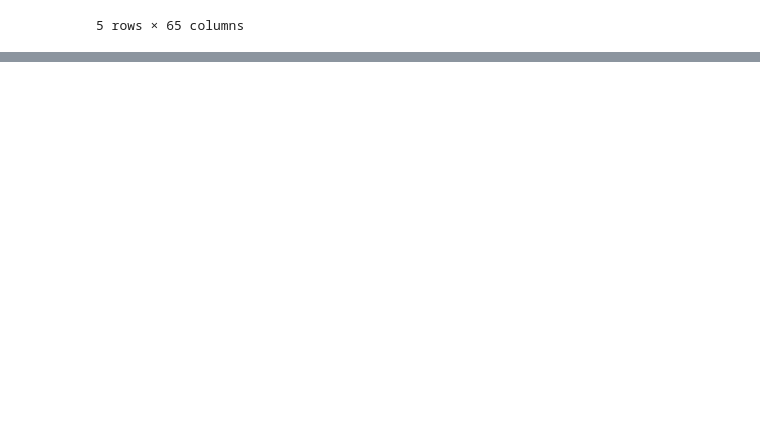
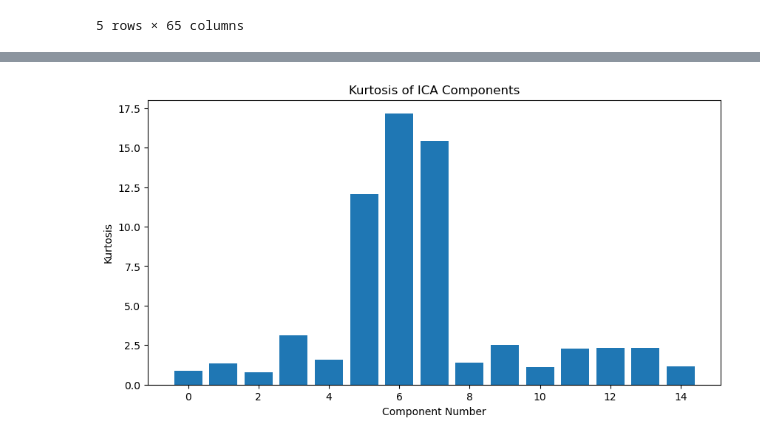
Before and after one commit to ScentNet-AI/data-engineering-pipeline, a Jupyter notebook: notebooks/data_cleaning.ipynb, the cells around one changed output, grey strips where cells are left out. Saved outputs shown, nothing was run; the diff lists cells and outputs as text; code cells hidden in the pictures; blank space fills up the shorter version.

```diff
--- a/notebooks/data_cleaning.ipynb
+++ b/notebooks/data_cleaning.ipynb
@@ -41,4 +41,19 @@ def apply_notch_filter(data, freq, fs, quality):
 # %%
 # dropping off Unnamed column
 eeg_data = eeg_data.drop(columns="Unnamed: 0")
+# %%
+# Example mapping: Adjust according to your actual electrode layout
+channel_map = {
+    '0': 'Fp1', '1': 'Fpz', '2': 'Fp2', '3': 'F7', '4': 'F3', '5': 'Fz', '6': 'F4', '7': 'F8',
+    '8': 'FC5', '9': 'FC1', '10': 'FC2', '11': 'FC6', '12': 'M1', '13': 'T7', '14': 'C3', '15': 'Cz',
+    '16': 'C4', '17': 'T8', '18': 'M2', '19': 'CP5', '20': 'CP1', '21': 'CP2', '22': 'CP6', '23': 'P7',
+    '24': 'P3', '25': 'Pz', '26': 'P4', '27': 'P8', '28': 'POz', '29': 'O1', '30': 'Oz', '31': 'O2',
+    '32': 'AF7', '33': 'AF3', '34': 'AF4', '35': 'AF8', '36': 'F5', '37': 'F1', '38': 'F2', '39': 'F6',
+    '40': 'FT7', '41': 'FC3', '42': 'FC4', '43': 'FT8', '44': 'TP7', '45': 'C5', '46': 'C1', '47': 'C2',
+    '48': 'C6', '49': 'TP8', '50': 'CP3', '51': 'CP4', '52': 'P5', '53': 'P1', '54': 'P2', '55': 'P6',
+    '56': 'PO5', '57': 'PO3', '58': 'PO4', '59': 'PO6', '60': 'CB1', '61': 'CB2', '62': 'S1', '63': 'S2'
+}
+
+# Rename channels
+eeg_data.rename(columns=channel_map, inplace=True, index=None)
 # %%
@@ -82,0 +124,10 @@ EOG Channels: []
+# %%
+import mne
+# Select only the columns that are actually mapped (ignores unmapped channels)
+channels_to_use = [channel for channel in channel_map.values() if channel in eeg_data.columns]
+print(channels_to_use)
+# Create an MNE Info object with the channels that we have data for
+info = mne.create_info(ch_names=channels_to_use, sfreq=1000, ch_types='eeg')
+
+# Create the RawArray with the data from the channels we are using
+raw = mne.io.RawArray(eeg_data[channels_to_use].T.to_numpy(), info)
@@ -82,0 +176,3 @@ EOG Channels: []
+# %%
+ica = ICA(n_components=15, random_state=97)
+ica.fit(raw)
@@ -82,0 +190,16 @@ EOG Channels: []
+# %%
+from scipy.stats import kurtosis
+from matplotlib import pyplot as plt
+
+# Calculate kurtosis for each component
+kurtosis_vals = [kurtosis(ica.get_sources(raw).get_data()[i]) for i in range(ica.n_components_)]
+
+# Plot the kurtosis values
+plt.figure(figsize=(10, 5))
+plt.bar(range(ica.n_components_), kurtosis_vals)
+plt.title('Kurtosis of ICA Components')
+plt.xlabel('Component Number')
+plt.ylabel('Kurtosis')
+plt.show()
+# %% [output]
+[figure, added]
```
Also changed, not shown: parts of 9 cells of this notebook.
